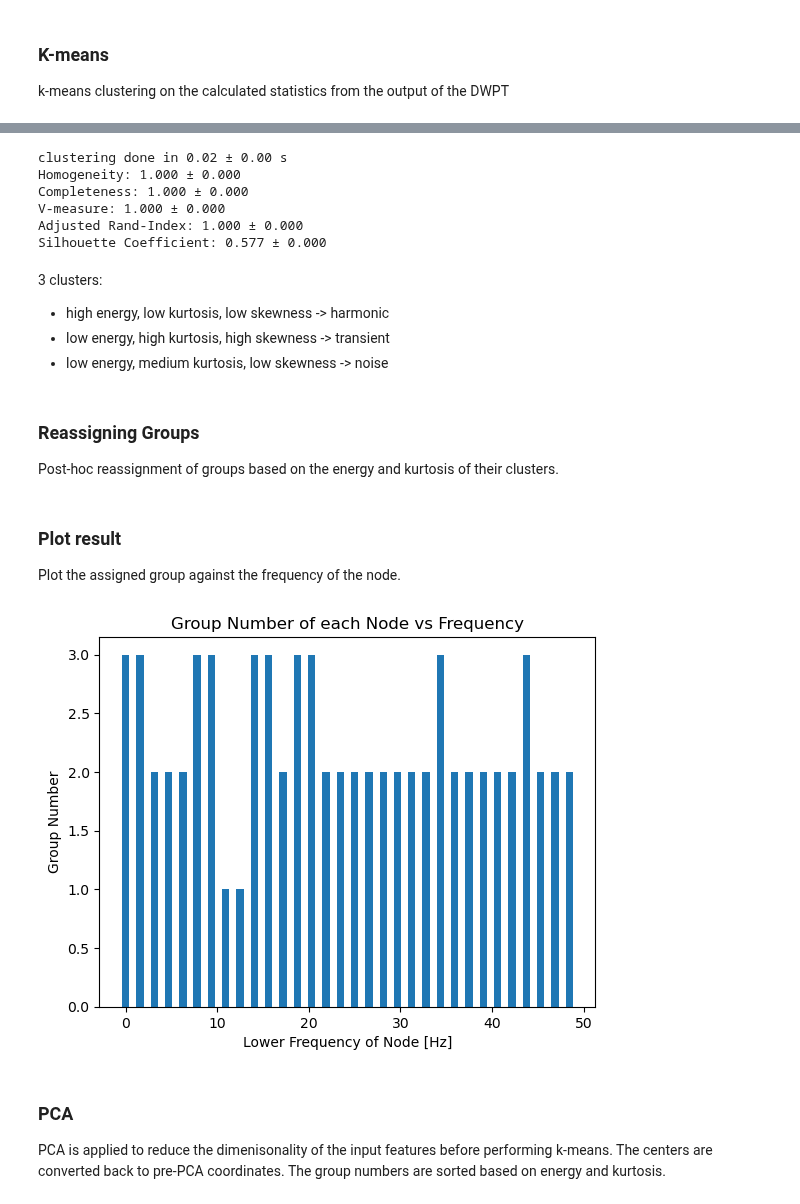
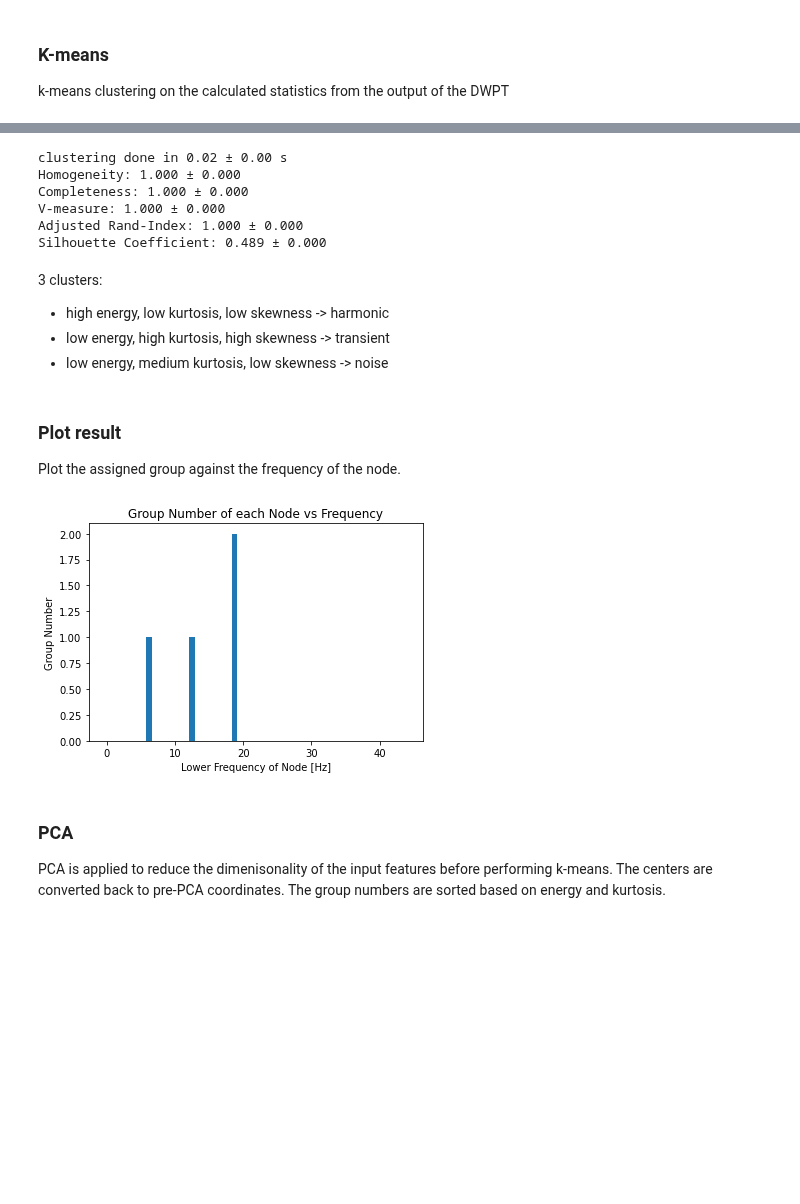
Before and after one commit to USonixGroup/wpt-cavitation, a Jupyter notebook: notebooks/k-means-entropy.ipynb, the cells around one changed output, grey strips where cells are left out. Cells and saved outputs as stored; diff of their text form; code cells hidden in the pictures; blank space fills up the shorter version.

```diff
--- a/notebooks/k-means-entropy.ipynb
+++ b/notebooks/k-means-entropy.ipynb
@@ -163,3 +111,5 @@ for node in tr_ob.get_level(level=levels, order="freq"):
+# %%
+wpt_df, tr_ob = train.generate_training_data(data, levels, wavelet, mode, include_tr_ob=True)
 # %%
 wpt_df.head()
 # %% [output]
@@ -224,7 +175,7 @@ evaluations = []
 evaluations_std = []
 
 
-def fit_and_evaluate(km, X, name=None, n_runs=5):
+def fit_and_evaluate(km, labels, X, name=None, n_runs=5):
     name = km.__class__.__name__ if name is None else name
 
     train_times = []
@@ -268,7 +219,7 @@ from sklearn.decomposition import PCA
 import numpy as np
 
 # training data
-classifying_metrics = ["entropy", "kurtosis", "crest"]
+classifying_metrics = ["energy", "crest", "kurtosis", "entropy"]
 data_train = wpt_df[classifying_metrics]
 
 scaler = StandardScaler()
@@ -312,20 +262,16 @@ Number of elements assigned to each cluster: [20  2 10]
 cluster IDs: [0 1 2]
 # %%
-fit_and_evaluate(kmeans, data_train_normalised,name='wpt data')
+fit_and_evaluate(kmeans, labels, data_train_normalised ,name='wpt data')
 # %% [output]
 clustering done in 0.02 ± 0.00 s
 Homogeneity: 1.000 ± 0.000
 Completeness: 1.000 ± 0.000
 V-measure: 1.000 ± 0.000
 Adjusted Rand-Index: 1.000 ± 0.000
-Silhouette Coefficient: 0.577 ± 0.000
+Silhouette Coefficient: 0.489 ± 0.000
 # %% [markdown]
 3 clusters:
 
 - high energy, low kurtosis, low skewness -> harmonic
 - low energy, high kurtosis, high skewness -> transient
 - low energy, medium kurtosis, low skewness -> noise
-# %% [markdown]
-### Reassigning Groups
-
-Post-hoc reassignment of groups based on the energy and kurtosis of their clusters.
@@ -382,13 +281,13 @@ reassigned_labels = assign_labels_entropy(centers, labels)
 Plot the assigned group against the frequency of the node.
 # %%
 # plot regular k-means
-plt.bar([node.frequency_range[0] for node in wpt_df["node"]], reassigned_labels)
+plt.bar([node.frequency_range[0] for node in wpt_df["node"]], labels)
 plt.title("Group Number of each Node vs Frequency")
 plt.xlabel("Lower Frequency of Node [Hz]")
 plt.ylabel("Group Number")
 plt.show()
 # %% [output]
-[figure, old version]
+[figure, new version]
 # %% [markdown]
 ### PCA
 
```
Also changed, not shown: parts of 34 cells of this notebook, 7 other files.
